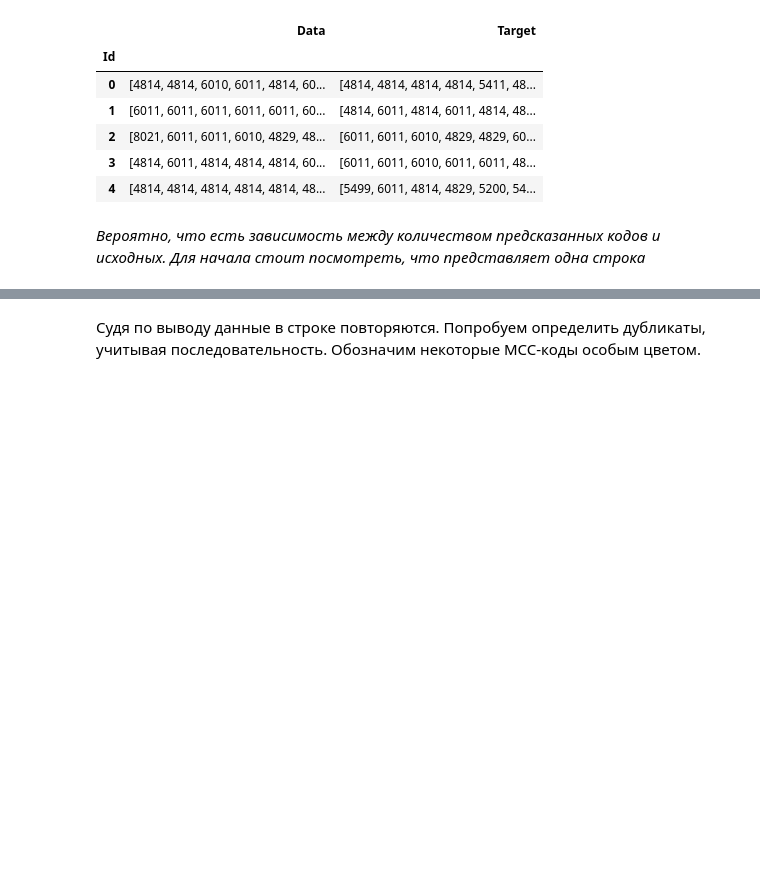
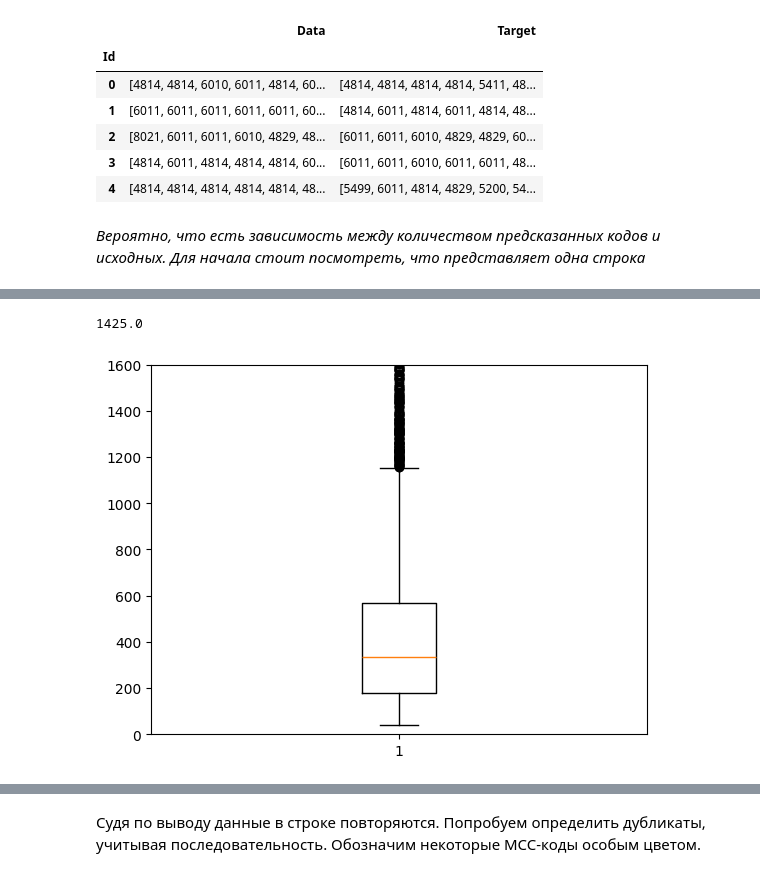
Before and after one commit to observer012/Pet_projects, a Jupyter notebook: kaggle Alfa-bank/Alfa_task.ipynb, the cells around one changed output, grey strips where cells are left out. Cells and saved outputs as stored; diff of their text form; code cells hidden in the pictures; blank space fills up the shorter version.

```diff
--- a/kaggle Alfa-bank/Alfa_task.ipynb
+++ b/kaggle Alfa-bank/Alfa_task.ipynb
@@ -218,0 +213,15 @@ memory usage: 422.9+ KB
+# %%
+def col_data_type_info():
+    data_sets = {'df_train': df_train, 'df_test': df_test}
+
+    for name, data_set in data_sets.items():
+        print(f"\n<{'-' * 12}> {name} <{'-' * 12}>")
+        for col in data_set.columns:
+            print(f'{col}:\n',
+                  f'Тип: {type(data_set.loc[0, col])}\n',
+                  f'Данные: {data_set.loc[0, col][:15]}\n')
+# %%
+try:
+    col_data_type_info()
+except Exception as _:
+    print(f'Произошла ошибка:\n {_}')
@@ -239,0 +276,3 @@ df_train.head(5)
+# %%
+df_train['len'] = df_train.loc[:, 'Data'].apply(len)
+df_train.head()
@@ -239,0 +306,12 @@ df_train.head(5)
+# %%
+570 * 1.5 + 570
+# %% [output]
+1425.0
+# %%
+try:
+    plt.boxplot(df_train['len'], notch=False)
+    plt.ylim(0, 1600)
+except Exception as _:
+    print('Произошла какая-то ошибка\n', _)
+# %% [output]
+[figure, added]
```
Also changed, not shown: parts of 49 cells of this notebook.
